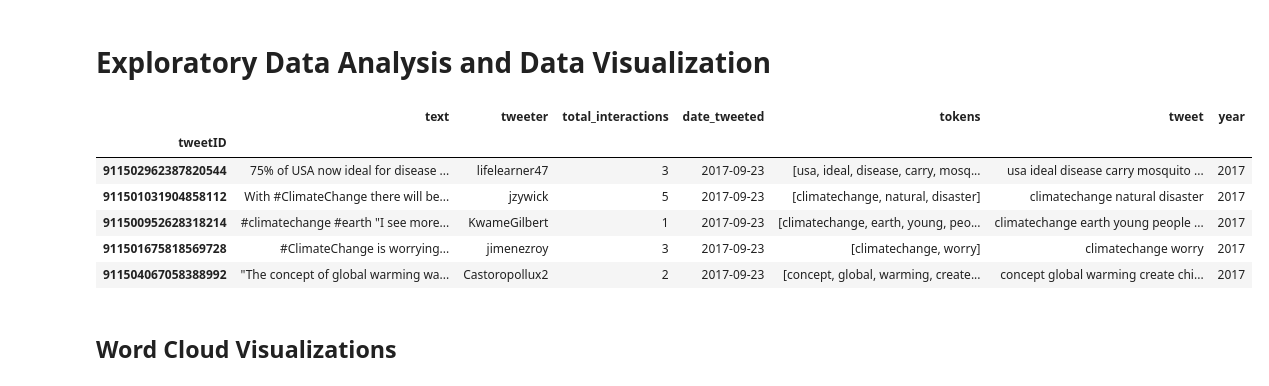
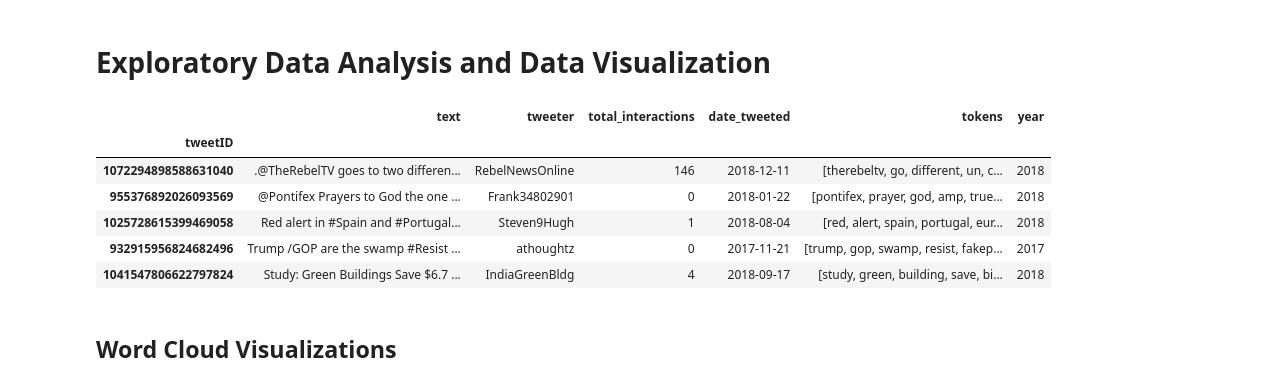
Before and after one commit to arjungandhi521/arjungandhi521.github.io, a Jupyter notebook: Climate Change on Twitter.ipynb, the cells around one changed output. Saved outputs shown, nothing was run; the diff lists cells and outputs as text; code cells hidden in the pictures.

```diff
--- a/Climate Change on Twitter.ipynb
+++ b/Climate Change on Twitter.ipynb
@@ -265,11 +219,10 @@ model = spacy.load('en_core_web_sm')
 lemmatized = []
 # Lemmatization of tweets and stopwords removal
 for r in data.iterrows():
-    # In order to lemmatize we need to get the tweet as a string not a str list so take cleaned
-    # tokens and concat them
-    tweet = r[1]["tokens"]
-    text = " ".join(tweet)
-    lemmatized.append([tok.lemma_ for tok in list(model(text)) if (tok.is_stop==False)])
+    tweet = r[1]["tokens"] # get tokens
+    text = " ".join(tweet) # need as string to lemmatize
+    lemmas = [tok.lemma_ for tok in list(model(text)) if (tok.is_stop==False)] # lematize
+    lemmatized.append(lemmas) # save lemma tokens
 
 data["tokens"] = lemmatized
 data.head()
@@ -281,7 +234,3 @@ data.head()
 | 1025728615399469058 | Red alert in #Spain and #Portugal... | Steven9Hugh | 1 | 2018-08-04 | [red, alert, spain, portugal, eur... |
 | 932915956824682496 | Trump /GOP are the swamp #Resist ... | athoughtz | 0 | 2017-11-21 | [trump, gop, swamp, resist, fakep... |
 | 1041547806622797824 | Study: Green Buildings Save $6.7 ... | IndiaGreenBldg | 4 | 2018-09-17 | [study, green, building, save, bi... |
-# %%
-# Make a copy of the tweets that are one string per tweet for use later
-data["tweet"]=data["tokens"].apply(lambda lst: " ".join(lst))
-data.head()
@@ -296,24 +237,19 @@ data.head()
 # %% [markdown]
 # Exploratory Data Analysis and Data Visualization
 # %%
-# I want to split the data frame up by year so I can visualize different time periods
-data = data.sort_values(by=["date_tweeted"])
-
 # To make splitting up the data frame up by time easier, I will a year column to the tweet
 years = []
-for r in data.iterrows():
-    years.append(r[1]["date_tweeted"].year)
-
+for r in data.iterrows(): years.append(r[1]["date_tweeted"].year)
 data["year"] = years
 data.head()
 # %% [output]
-|  | text | tweeter | total_interactions | date_tweeted | tokens | tweet | year |
-| tweetID |  |  |  |  |  |  |  |
-| 911502962387820544 | 75% of USA now ideal for disease ... | lifelearner47 | 3 | 2017-09-23 | [usa, ideal, disease, carry, mosq... | usa ideal disease carry mosquito ... | 2017 |
-| 911501031904858112 | With #ClimateChange there will be... | jzywick | 5 | 2017-09-23 | [climatechange, natural, disaster] | climatechange natural disaster | 2017 |
-| 911500952628318214 | #climatechange #earth "I see more... | KwameGilbert | 1 | 2017-09-23 | [climatechange, earth, young, peo... | climatechange earth young people ... | 2017 |
-| 911501675818569728 | #ClimateChange is worrying... | jimenezroy | 3 | 2017-09-23 | [climatechange, worry] | climatechange worry | 2017 |
-| 911504067058388992 | "The concept of global warming wa... | Castoropollux2 | 2 | 2017-09-23 | [concept, global, warming, create... | concept global warming create chi... | 2017 |
+|  | text | tweeter | total_interactions | date_tweeted | tokens | year |
+| tweetID |  |  |  |  |  |  |
+| 1072294898588631040 | .@TheRebelTV goes to two differen... | RebelNewsOnline | 146 | 2018-12-11 | [therebeltv, go, different, un, c... | 2018 |
+| 955376892026093569 | @Pontifex Prayers to God the one ... | Frank34802901 | 0 | 2018-01-22 | [pontifex, prayer, god, amp, true... | 2018 |
+| 1025728615399469058 | Red alert in #Spain and #Portugal... | Steven9Hugh | 1 | 2018-08-04 | [red, alert, spain, portugal, eur... | 2018 |
+| 932915956824682496 | Trump /GOP are the swamp #Resist ... | athoughtz | 0 | 2017-11-21 | [trump, gop, swamp, resist, fakep... | 2017 |
+| 1041547806622797824 | Study: Green Buildings Save $6.7 ... | IndiaGreenBldg | 4 | 2018-09-17 | [study, green, building, save, bi... | 2018 |
 # %% [markdown]
 ## Word Cloud Visualizations
 # %%
```
Also changed, not shown: parts of 15 cells of this notebook, 2 other files.
